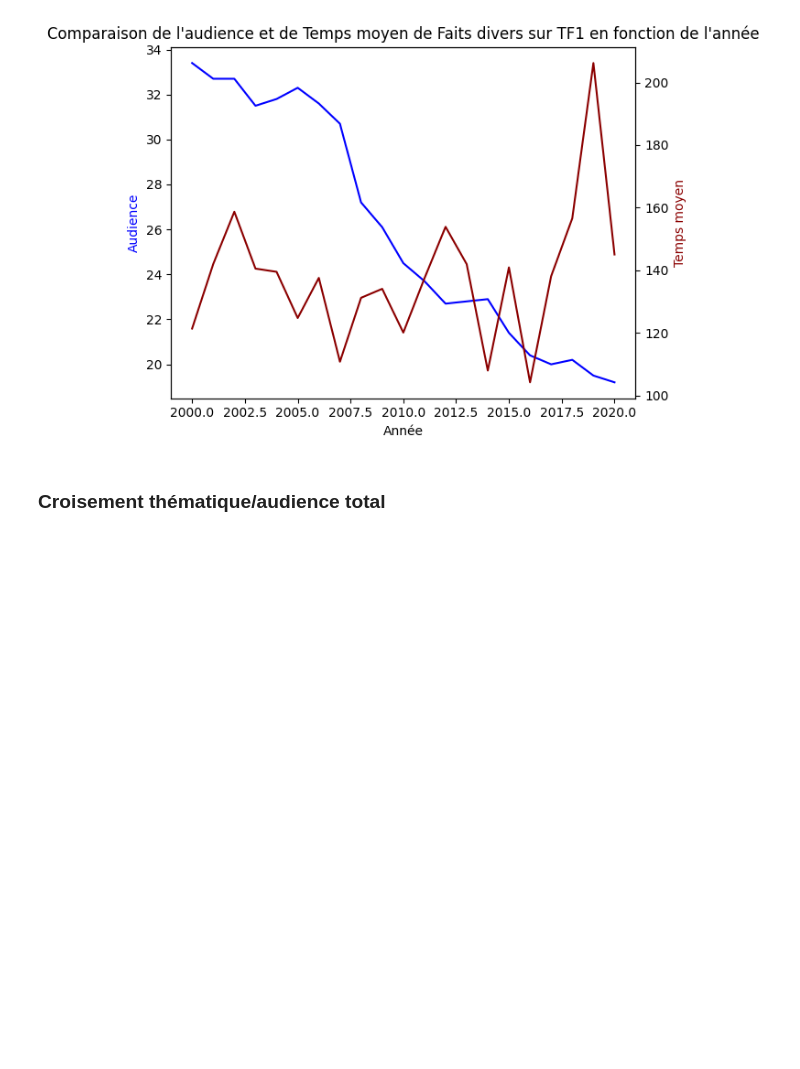
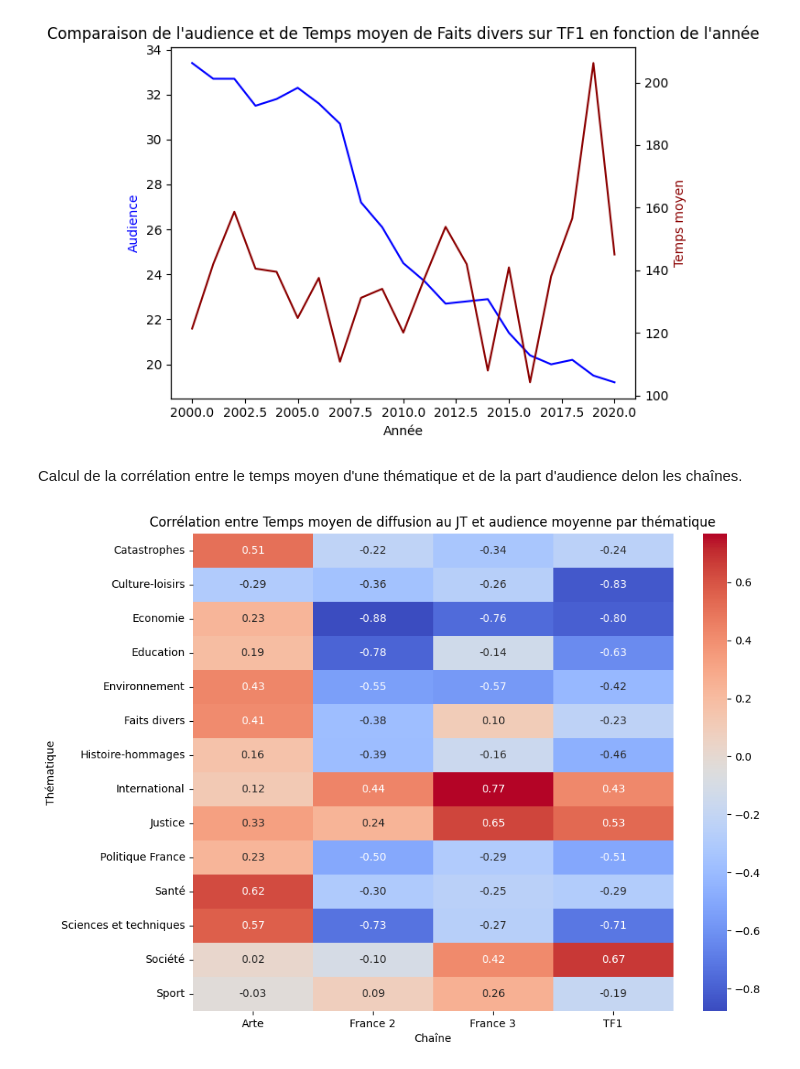
Before and after one commit to Gstrems/Projet_python_2A, a Jupyter notebook: stat_explo_audience.ipynb, the cells around one changed output. Saved outputs shown, nothing was run; the diff lists cells and outputs as text; code cells hidden in the pictures; blank space fills up the shorter version.

Commit message:
Ajour corrélation theme audience

```diff
--- a/stat_explo_audience.ipynb
+++ b/stat_explo_audience.ipynb
@@ -137,5 +137,11 @@ evolution_audience_sujet_chaine(sujet_audience, "Catastrophes", "Arte")
 evolution_audience_sujet_chaine(sujet_audience, "Faits divers", "TF1")
 # %% [output]
 [figure]
-# %% [markdown]
-### Croisement thématique/audience total
+# %% [markdown]
+Calcul de la corrélation entre le temps moyen d'une thématique et de la part d'audience delon les chaînes.
+# %%
+from utilities.utilities import correlation_theme_audience
+
+correlation_theme_audience(sujet_audience)
+# %% [output]
+[figure, added]
```
Also changed, not shown: parts of 1 cell of this notebook, 2 other files.
